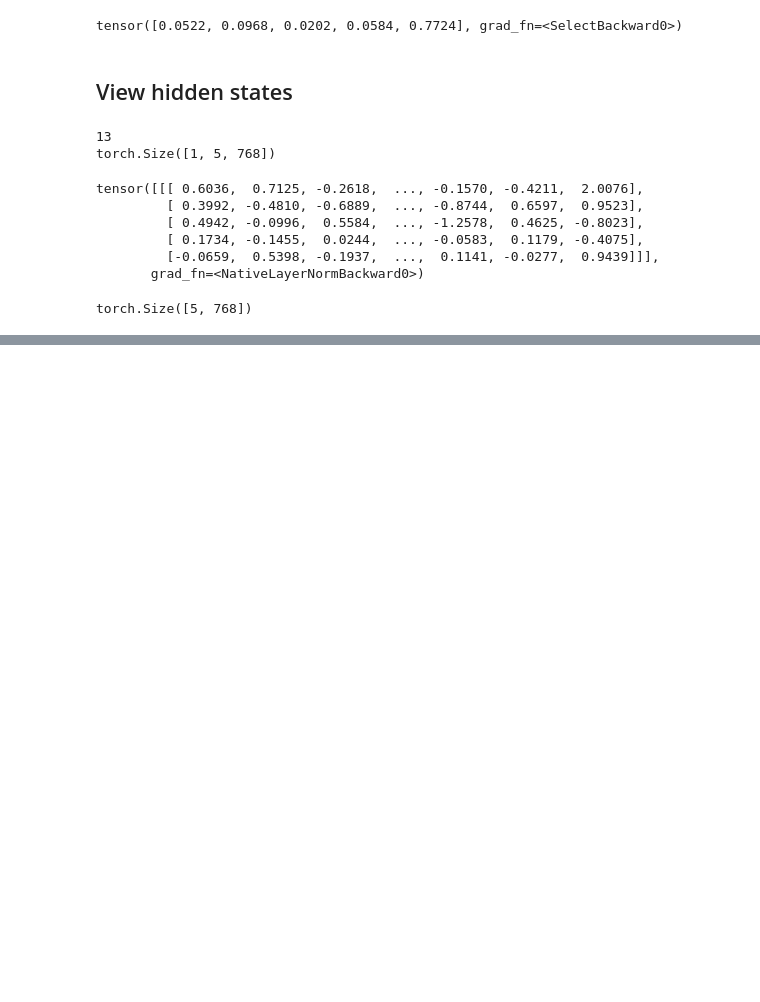
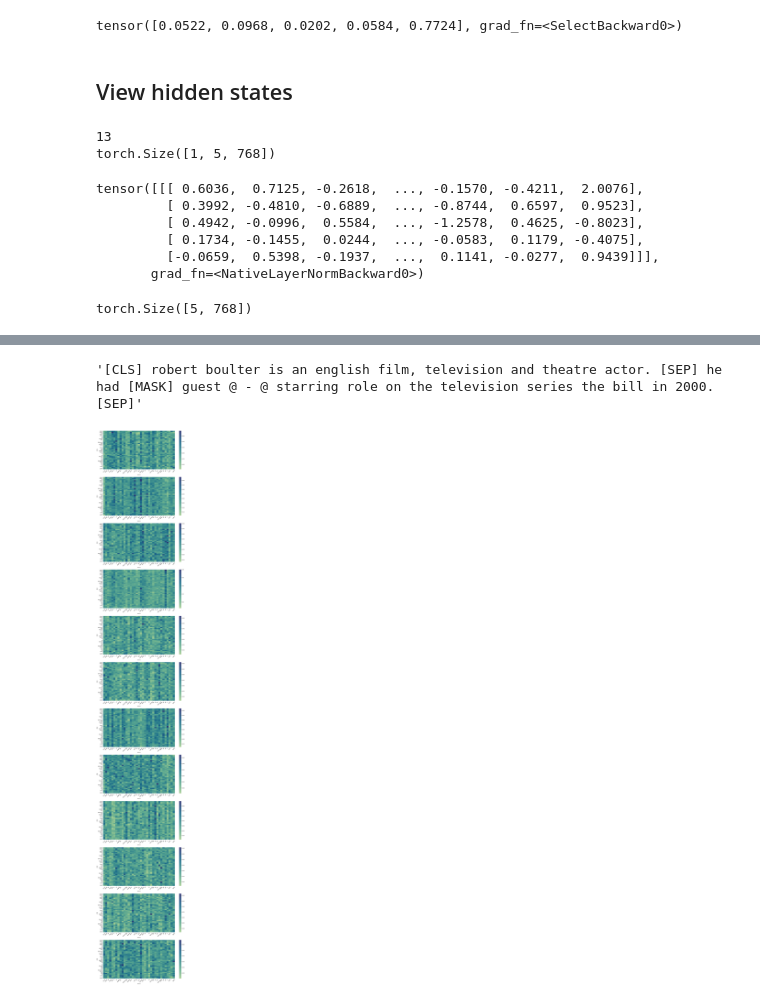
Before and after one commit to NazaninShafiabadi/NeuralLMs, a Jupyter notebook: src/representations.ipynb, the cells around one changed output, grey strips where cells are left out. Saved outputs shown, nothing was run; the diff lists cells and outputs as text; code cells hidden in the pictures; blank space fills up the shorter version.

```diff
--- a/src/representations.ipynb
+++ b/src/representations.ipynb
@@ -70,12 +70,12 @@ import seaborn as sns
 import pandas as pd
 
 def attention_matrices(attentions, tokens):
-    n_heads = attentions[-1].shape[1]
-    fig,ax = plt.subplots(n_heads, 1, figsize=(6, n_heads * 2), sharex=True)
+    n_heads = attentions.shape[1]
+    fig,ax = plt.subplots(n_heads, 1, figsize=(6, n_heads * 4), sharex=True)
 
     for layer in range(n_heads):
         plt.sca(ax[layer])
-        self_attention = attentions[-1][0, layer, :].detach() #.sum(axis=0)#.max(axis=0)[0]
+        self_attention = attentions[0, layer, :].detach() #.sum(axis=0)#.max(axis=0)[0]
 
         plot = sns.heatmap(pd.DataFrame(data=self_attention.numpy(),
                                 index=tokens,
@@ -84,4 +84,4 @@ def attention_matrices(attentions, tokens):
         plot.set_xlabel("source")
         plot.set_ylabel("cible")
 
-attention_matrices(attentions, tokens)
+# attention_matrices(attentions[-1], tokens)
@@ -137,2 +117,24 @@ def load_model_outputs(checkpoint, file_path='model_outputs.pkl'):
+# %%
+import matplotlib.pyplot as plt
+import seaborn as sns
+import pandas as pd
+
+def attention_matrices(attentions, sequence):
+    n_heads = attentions.shape[0]
+    seq_tokens = tokenizer.tokenize(sequence)
+    seq_len = len(seq_tokens)
+    fig,ax = plt.subplots(n_heads, 1, figsize=(seq_len//2, n_heads * seq_len//4))
+
+    for layer in range(n_heads):
+        plt.sca(ax[layer])
+        # Remove padding tokens from attention matrix
+        self_attention = attentions[layer, :seq_len, :seq_len]
+
+        plot = sns.heatmap(pd.DataFrame(data=self_attention,
+                                index=seq_tokens,
+                                columns=seq_tokens), cmap="crest")
+        plot.set_xticklabels(plot.get_xticklabels(), rotation = 45)
+        plot.set_xlabel("source")
+        plot.set_ylabel("cible")
 # %%
 import pandas as pd
@@ -154,0 +163,9 @@ Name: attentions, dtype: object
+# %%
+first_row = df.iloc[0]
+first_row['sequence']
+# %% [output]
+'[CLS] robert boulter is an english film, television and theatre actor. [SEP] he had [MASK] guest @ - @ starring role on the television series the bill in 2000. [SEP]'
+# %%
+attention_matrices(first_row['1st_layer_attentions'], first_row['sequence'])
+# %% [output]
+[figure, added]
```
Also changed, not shown: parts of 7 cells of this notebook, 1 other file.
